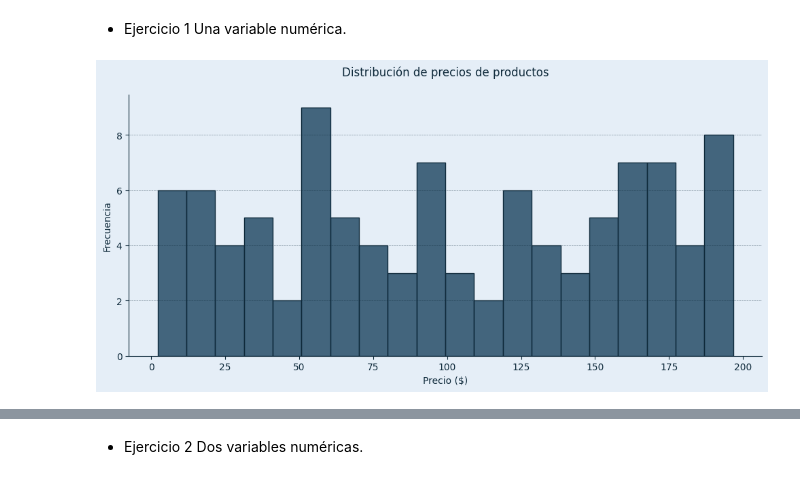
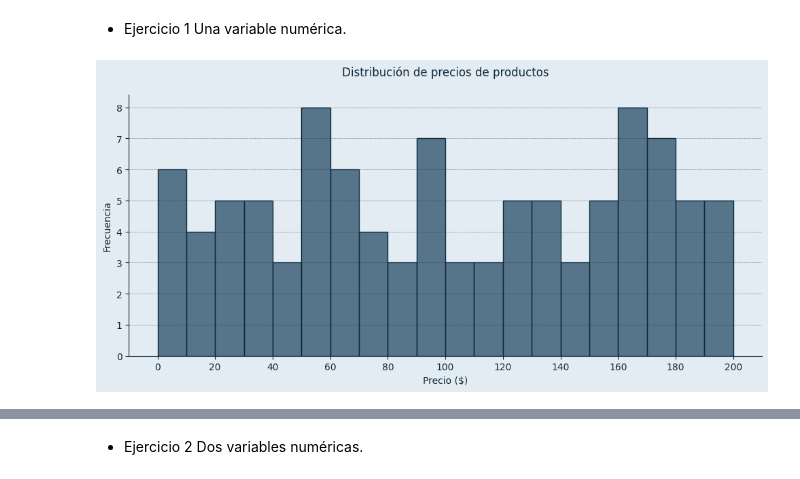
Before and after one commit to ingridtp/itacademy, a Jupyter notebook: Sprint 8/Sprint8.ipynb, the cells around one changed output, grey strips where cells are left out. Drawn from its saved outputs; the diff is of its cells as text; code cells hidden in the pictures.

```diff
--- a/Sprint 8/Sprint8.ipynb
+++ b/Sprint 8/Sprint8.ipynb
@@ -185,7 +185,7 @@ Estilo general
 color_columna = "#1b435f"
 color_columna_contraste = "#a8c3d5"
 color_borde = "#0f2a3b"
-color_fondo= "#e5eef7"
+color_fondo = "#e3ebf3"
 
 def aplicar_estilo(
     ax,
@@ -199,7 +199,6 @@ def aplicar_estilo(
     grid_y=False,
     intervalo_x=None,
     intervalo_y=None,
-    mostrar_leyenda=False,
     leyenda_title=None,
    ):
     if fig:
@@ -227,8 +226,12 @@ def aplicar_estilo(
     # Cuadrículas
     if grid_x:
         ax.xaxis.grid(True, linestyle='--', linewidth=0.5, color=color_borde, alpha=0.5)
+    else:
+        ax.grid(False, axis='x')
     if grid_y:
         ax.yaxis.grid(True, linestyle='--', linewidth=0.5, color=color_borde, alpha=0.5)
+    else:
+        ax.grid(False, axis='y')
 
     # Intervalos
     if intervalo_x:
@@ -252,25 +255,27 @@ Una variable numérica.
 # %%
 # Figura y ejes
 fig, ax = plt.subplots(figsize=(10, 5))
 
-# Gráfico: Histograma
+# Crear el histograma
 sns.histplot(
     df_product["prod_price"],
     bins=20,
+    binrange=(0, 200),
     color=color_columna,
     edgecolor=color_borde,
-    alpha=0.8,
+    alpha=0.7,
     ax=ax
 )
 
 # Estilo
 aplicar_estilo(
     ax=ax,
     fig=fig,
     titulo="Distribución de precios de productos",
     xlabel="Precio ($)",
     ylabel="Frecuencia",
+    intervalo_x=20,
     grid_y=True
 )
 # %% [output]
-[figure, old version]
+[figure, new version]
```
Also changed, not shown: parts of 5 cells of this notebook.
